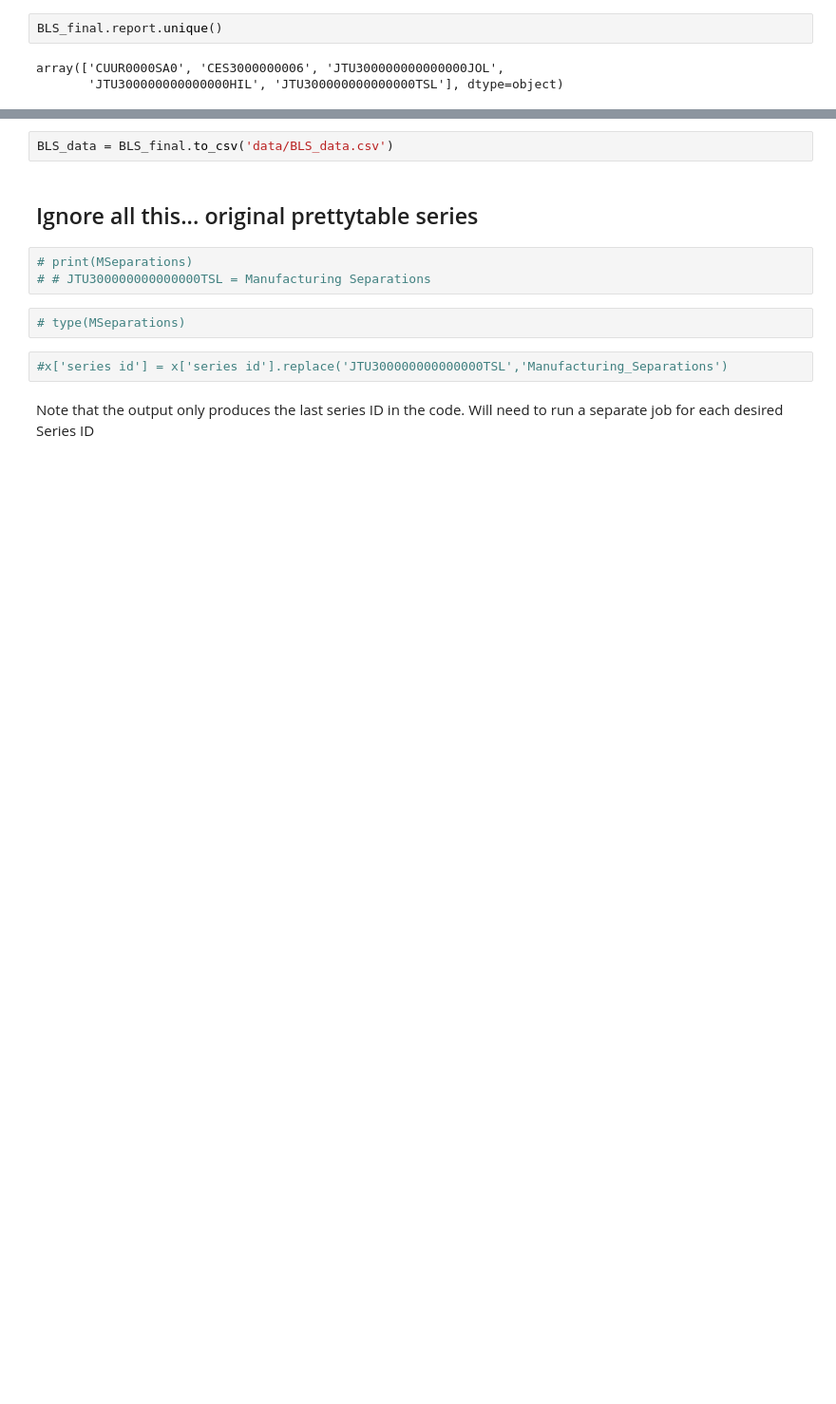
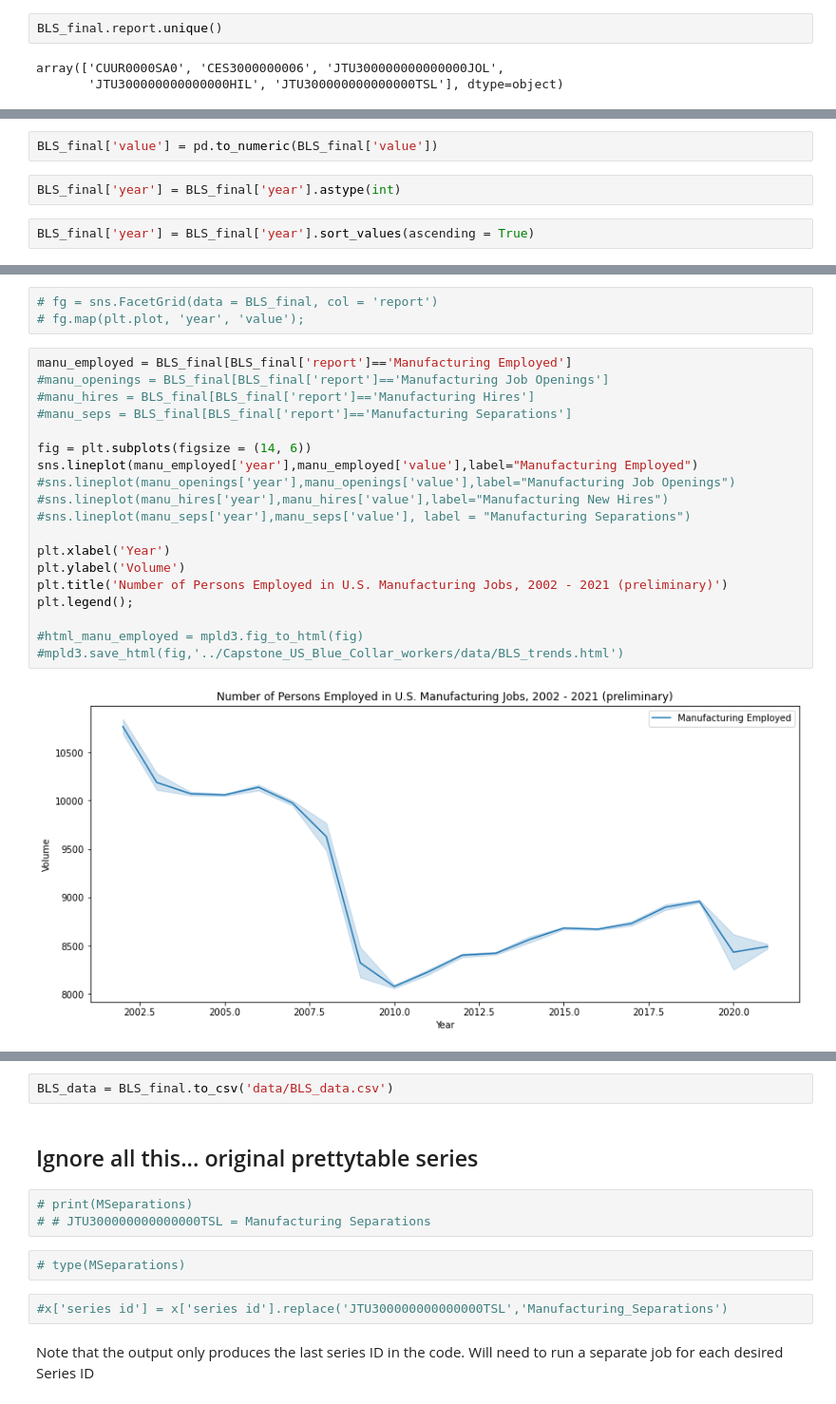
Before and after one commit to dailyp/Capstone_US_Blue_Collar_workers, a Jupyter notebook: Bureau Labor Statistics api.ipynb, the cells around one changed output, grey strips where cells are left out. Shown at 95% size. Cells and saved outputs as stored; diff of their text form; blank space fills up the shorter version.

```diff
--- a/Bureau Labor Statistics api.ipynb
+++ b/Bureau Labor Statistics api.ipynb
@@ -158,3 +200,9 @@ BLS_final
+# %%
+BLS_final['value'] = pd.to_numeric(BLS_final['value'])
+# %%
+BLS_final['year'] = BLS_final['year'].astype(int)
+# %%
+BLS_final['year'] = BLS_final['year'].sort_values(ascending = True)
 # %%
 BLS_final['report'].unique()
 # %% [output]
@@ -162,0 +211,24 @@ array(['CPI', 'Manufacturing Employed', 'Manufacturing Job Openings',
+# %%
+# fg = sns.FacetGrid(data = BLS_final, col = 'report')
+# fg.map(plt.plot, 'year', 'value');
+# %%
+manu_employed = BLS_final[BLS_final['report']=='Manufacturing Employed']
+#manu_openings = BLS_final[BLS_final['report']=='Manufacturing Job Openings']
+#manu_hires = BLS_final[BLS_final['report']=='Manufacturing Hires']
+#manu_seps = BLS_final[BLS_final['report']=='Manufacturing Separations']
+
+fig = plt.subplots(figsize = (14, 6))
+sns.lineplot(manu_employed['year'],manu_employed['value'],label="Manufacturing Employed")
+#sns.lineplot(manu_openings['year'],manu_openings['value'],label="Manufacturing Job Openings")
+#sns.lineplot(manu_hires['year'],manu_hires['value'],label="Manufacturing New Hires")
+#sns.lineplot(manu_seps['year'],manu_seps['value'], label = "Manufacturing Separations")
+
+plt.xlabel('Year')
+plt.ylabel('Volume')
+plt.title('Number of Persons Employed in U.S. Manufacturing Jobs, 2002 - 2021 (preliminary)')
+plt.legend();
+
+#html_manu_employed = mpld3.fig_to_html(fig)
+#mpld3.save_html(fig,'../Capstone_US_Blue_Collar_workers/data/BLS_trends.html')
+# %% [output]
+[figure, added]
```
Also changed, not shown: parts of 17 cells of this notebook.
